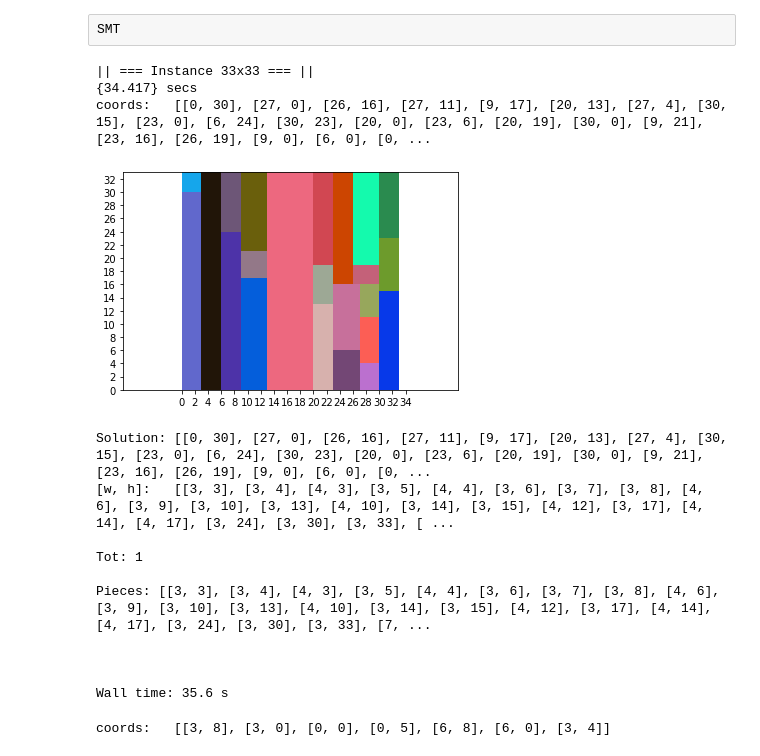
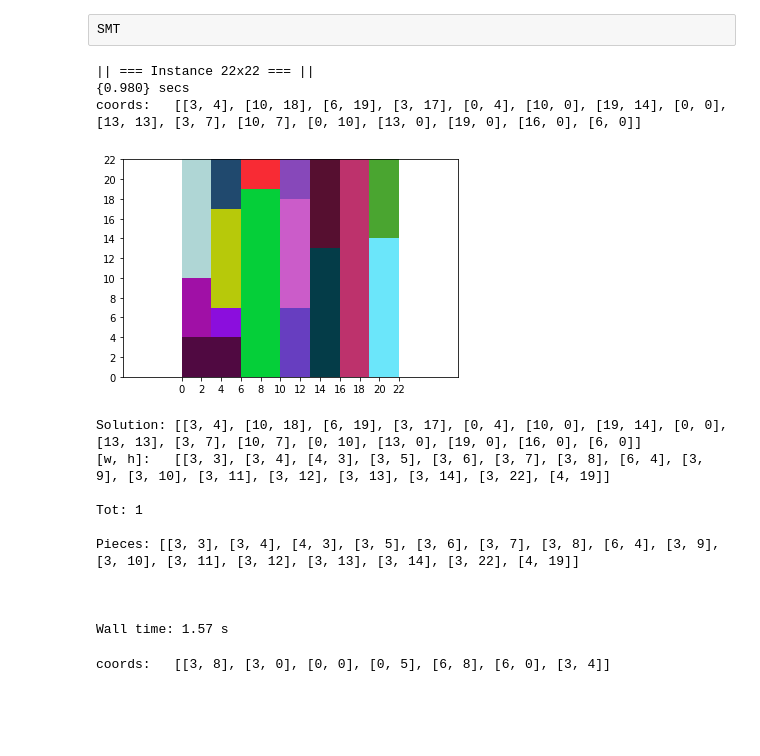
Before and after one commit to VforV93/Present-Wrapping-Problem-Project, a Jupyter notebook: PWP.ipynb, the cells around one changed output. Cells and saved outputs as stored; diff of their text form; code cells hidden in the pictures; blank space fills up the shorter version.

```diff
--- a/PWP.ipynb
+++ b/PWP.ipynb
@@ -111,0 +124,20 @@ decr-ord => decr_order = <u>True</u> and apply ordering
+# %%
+model_name = "pwp_v8.mzn"
+instances_name = ["8x8","9x9","10x10","11x11","12x12","13x13","14x14","15x15","16x16","17x17","18x18","19x19","20x20","21x21"]
+# %%
+"""
+Run this part 3 times changing the 'ord_type' value with the "Symmetry breaking rules" part commented and uncommented.
+"""
+
+ord_type = 'ord'#-1°   'ord'-2°   'decr-ord'-3°
+for i in instances_name:
+    path = f"CP/src/{i}.txt"
+    pr_w, pr_h, n_pieces, L = read_instance(path)
+    if ord_type in ['ord','decr-ord']:
+        unordered_pieces = list(L)
+        decr_order = True if ord_type == 'decr-ord' else False
+        L = order_pieces(L, reverse=decr_order)
+
+    print(f"|| === Instance {i} === ||")
+    solutions = %minizinc -a -s CP/$model_name -t 300000
+    #print_solutions(solutions, {'w': pr_w, 'h': pr_h, 'n': n_pieces, 'p': L})
@@ -120,11 +170,7 @@ path = f"CP/src/{instance_name}.txt"
 pr_w, pr_h, n_pieces, L = read_instance(path)
 unordered_pieces = list(L)
 decr_order = True
-
-L = order_pieces(unordered_pieces, reverse=decr_order)
-
-solutions = %minizinc -s CP/$model_name -t 6000
-
+L = order_pieces(L, reverse=decr_order)
+solutions = %minizinc -a -s CP/pwp_v8.mzn -t 300000
 print_solutions(solutions, {'w': pr_w, 'h': pr_h, 'n': n_pieces, 'p': L})
-solutions
 # %% [output]
@@ -494,15 +549,17 @@ def create_model(pr_w, pr_h, n_pieces, L):
     u_i_j = [Bool("u_%s_%s" % (i, j)) for i in range(n_pieces) for j in [x for x in range(n_pieces) if x != i]]
 
     #--Large Rectangles--And(Implies(pack, dep))
-    large_rec = [And(
-            Implies(L[i][0]+L[j][0]>pr_w, And(Not(l_i_j[i*(n_pieces-1)+(j-1)]), Not(l_i_j[i+j*(n_pieces-1)]))),
+    large_rec_1 = [And(
+            Implies(L[i][0]+L[j][0]>pr_w, And(Not(l_i_j[i*(n_pieces-1)+(j-1)]), Not(l_i_j[i+j*(n_pieces-1)])))
+         ) for i in range(n_pieces) for j in range(i+1,n_pieces) ]
+    large_rec_2 = [And(
             Implies(L[i][1]+L[j][1]>pr_h, And(Not(u_i_j[i*(n_pieces-1)+(j-1)]), Not(u_i_j[i+j*(n_pieces-1)])))
          ) for i in range(n_pieces) for j in range(i+1,n_pieces) ]
 
-    l_prova = [And(l_i_j[i*(n_pieces-1)+(j-1 if j>i else j)]==(q[i][0]+L[i][0]<=q[j][0])
+    l_val = [And(l_i_j[i*(n_pieces-1)+(j-1 if j>i else j)]==(q[i][0]+L[i][0]<=q[j][0])
                   ) for i in range(n_pieces) for j in [x for x in range(n_pieces) if x != i]]
 
-    u_prova = [And(u_i_j[i*(n_pieces-1)+(j-1 if j>i else j)]==(q[i][1]+L[i][1]<=q[j][1])
+    u_val = [And(u_i_j[i*(n_pieces-1)+(j-1 if j>i else j)]==(q[i][1]+L[i][1]<=q[j][1])
                   ) for i in range(n_pieces) for j in [x for x in range(n_pieces) if x != i]]
 
     e = Int('e')
@@ -553,7 +610,7 @@ def create_model(pr_w, pr_h, n_pieces, L):
             Or(Not(u_i_j[j*(n_pieces-1)+i]), Py[j], Not(q[i][1]<=(f+L[j][1])))
                 ) for i in range(n_pieces) for j in range(i+1,n_pieces) ]
 
-    return q, domain + domain_red + large_rec + l_prova + u_prova + e_dom + f_dom + px_t + py_t + o_e_px + o_e_py + n_o_1 + n_o_2_1 + n_o_2_2 + n_o_2_3 + n_o_2_4
+    return q, domain + domain_red + large_rec_1 + large_rec_2 + l_val + u_val + e_dom + f_dom + px_t + py_t + o_e_px + o_e_py + n_o_1 + n_o_2_1 + n_o_2_2 + n_o_2_3 + n_o_2_4
 # %%
 def create_model2(pr_w, pr_h, n_pieces, L):
     q = [ [ Int("c_%s_%s" % (i, j)) for j in range(2) ] for i in range(n_pieces) ]
@@ -625,8 +682,8 @@ def create_model2(pr_w, pr_h, n_pieces, L):
 %%time
 import time
 
-starting_instance = 33
-ending_instance = 33
+starting_instance = 22
+ending_instance = 22
 
 for i in range(starting_instance, ending_instance+1):
 
@@ -637,47 +694,47 @@ for i in range(starting_instance, ending_instance+1):
     unordered_pieces = list(L)
 
     decr_order = False
     L = order_pieces(unordered_pieces, reverse=decr_order)
     model = create_model(pr_w, pr_h, n_pieces, L) #0: variables, 1:constraints
     q = model[0]
     s = Solver()
 
     s.add(model[1])
     #s.set("timeout", 600)
 
     start = time.time()
     res = s.check()
     end = time.time()
     print("{%.3f} secs" % (end - start))
 
     if res == z3.unsat:
         print("Unsat")
         continue
 
     sol = s.model()
     #print(s.statistics())
     solution=[[sol[q[p][0]].as_long(), sol[q[p][1]].as_long()] for p in range(n_pieces)]
 
     prova = {'q': solution}
     print_solutions(prova, {'w': pr_w, 'h': pr_h, 'n': n_pieces, 'p': L})
 
     print(f"Pieces: {L}")
     print("\n\n")
 # %% [output]
-|| === Instance 33x33 === ||
-{34.417} secs
-coords:   [[0, 30], [27, 0], [26, 16], [27, 11], [9, 17], [20, 13], [27, 4], [30, 15], [23, 0], [6, 24], [30, 23], [20, 0], [23, 6], [20, 19], [30, 0], [9, 21], [23, 16], [26, 19], [9, 0], [6, 0], [0, ...
+|| === Instance 22x22 === ||
+{0.980} secs
+coords:   [[3, 4], [10, 18], [6, 19], [3, 17], [0, 4], [10, 0], [19, 14], [0, 0], [13, 13], [3, 7], [10, 7], [0, 10], [13, 0], [19, 0], [16, 0], [6, 0]]
-[figure, old version]
+[figure, new version]
-Solution: [[0, 30], [27, 0], [26, 16], [27, 11], [9, 17], [20, 13], [27, 4], [30, 15], [23, 0], [6, 24], [30, 23], [20, 0], [23, 6], [20, 19], [30, 0], [9, 21], [23, 16], [26, 19], [9, 0], [6, 0], [0, ...
-[w, h]:   [[3, 3], [3, 4], [4, 3], [3, 5], [4, 4], [3, 6], [3, 7], [3, 8], [4, 6], [3, 9], [3, 10], [3, 13], [4, 10], [3, 14], [3, 15], [4, 12], [3, 17], [4, 14], [4, 17], [3, 24], [3, 30], [3, 33], [ ...
+Solution: [[3, 4], [10, 18], [6, 19], [3, 17], [0, 4], [10, 0], [19, 14], [0, 0], [13, 13], [3, 7], [10, 7], [0, 10], [13, 0], [19, 0], [16, 0], [6, 0]]
+[w, h]:   [[3, 3], [3, 4], [4, 3], [3, 5], [3, 6], [3, 7], [3, 8], [6, 4], [3, 9], [3, 10], [3, 11], [3, 12], [3, 13], [3, 14], [3, 22], [4, 19]]
 
 Tot: 1
 
-Pieces: [[3, 3], [3, 4], [4, 3], [3, 5], [4, 4], [3, 6], [3, 7], [3, 8], [4, 6], [3, 9], [3, 10], [3, 13], [4, 10], [3, 14], [3, 15], [4, 12], [3, 17], [4, 14], [4, 17], [3, 24], [3, 30], [3, 33], [7, ...
+Pieces: [[3, 3], [3, 4], [4, 3], [3, 5], [3, 6], [3, 7], [3, 8], [6, 4], [3, 9], [3, 10], [3, 11], [3, 12], [3, 13], [3, 14], [3, 22], [4, 19]]
 
 
 
-Wall time: 35.6 s
+Wall time: 1.57 s
 # %%
 q = [ [ Int("c_%s_%s" % (i, j)) for j in range(2) ] for i in range(n_pieces) ]
 domain = [And(0<=q[i][0],q[i][0]<pr_w,0<=q[i][1],q[i][1]< pr_h) for i in range(n_pieces)]
```
Also changed, not shown: parts of 8 cells of this notebook, 3 other files.
